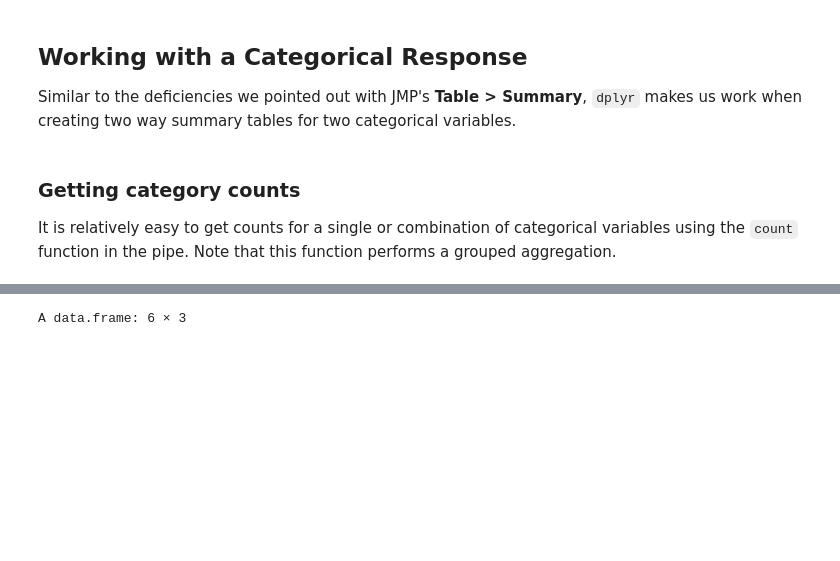
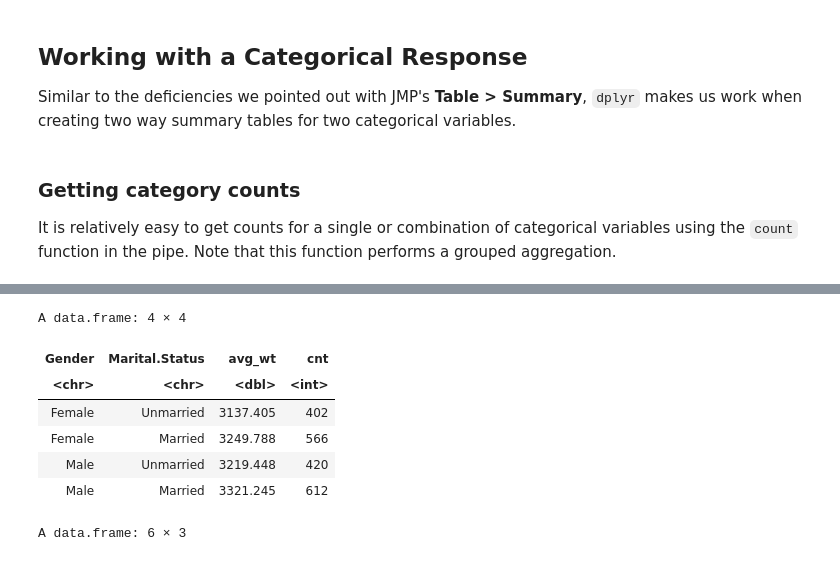
Before and after one commit to yardsale8/DSCI_210_R_notebooks, a Jupyter notebook: lecture_6_4_group_and_aggregate.ipynb, the cells around one changed output, grey strips where cells are left out. Saved outputs shown, nothing was run; the diff lists cells and outputs as text; code cells hidden in the pictures; blank space fills up the shorter version.

```diff
--- a/lecture_6_4_group_and_aggregate.ipynb
+++ b/lecture_6_4_group_and_aggregate.ipynb
@@ -173,3 +166,19 @@ It is relatively easy to get counts for a single or combination of categorical v
+# %%
+(births
+ %>% summarize(avg_wt = mean(Birth.Weight.Grams,
+                             na.rm = TRUE),
+              cnt = n(),
+               .by = c(Gender, Marital.Status)
+              )
+ )
+# %% [output]
+A data.frame: 4 × 4
+| Gender | Marital.Status | avg_wt | cnt |
+| <chr> | <chr> | <dbl> | <int> |
+| Female | Unmarried | 3137.405 | 402 |
+| Female | Married | 3249.788 | 566 |
+| Male | Unmarried | 3219.448 | 420 |
+| Male | Married | 3321.245 | 612 |
 # %%
 (births
  %>% count(Low.Birth, Mother.Smoker)
```
Also changed, not shown: parts of 2 cells of this notebook.
